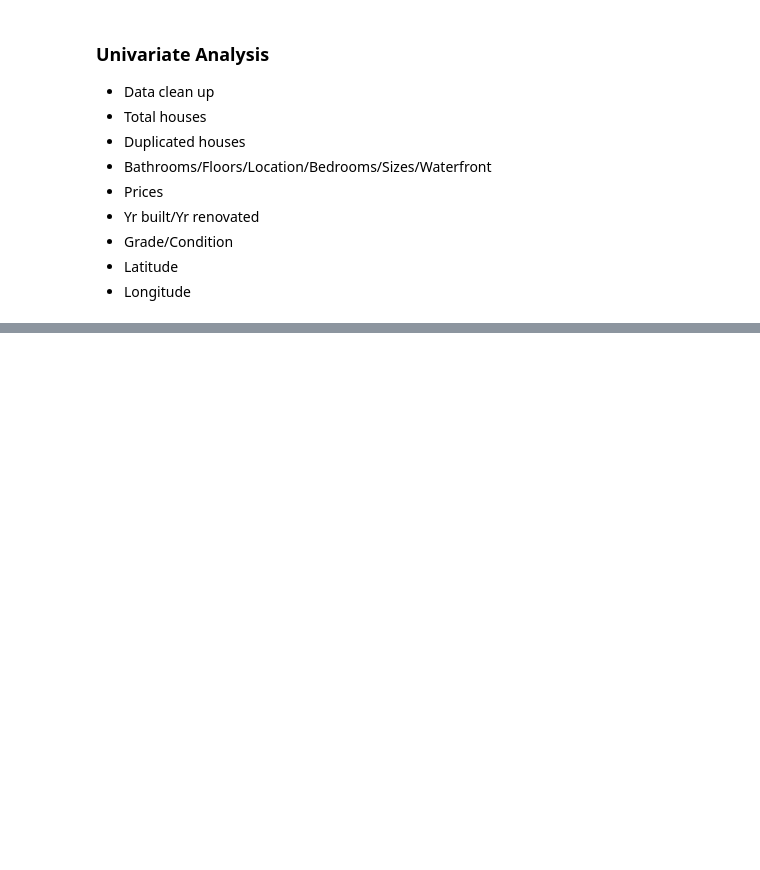
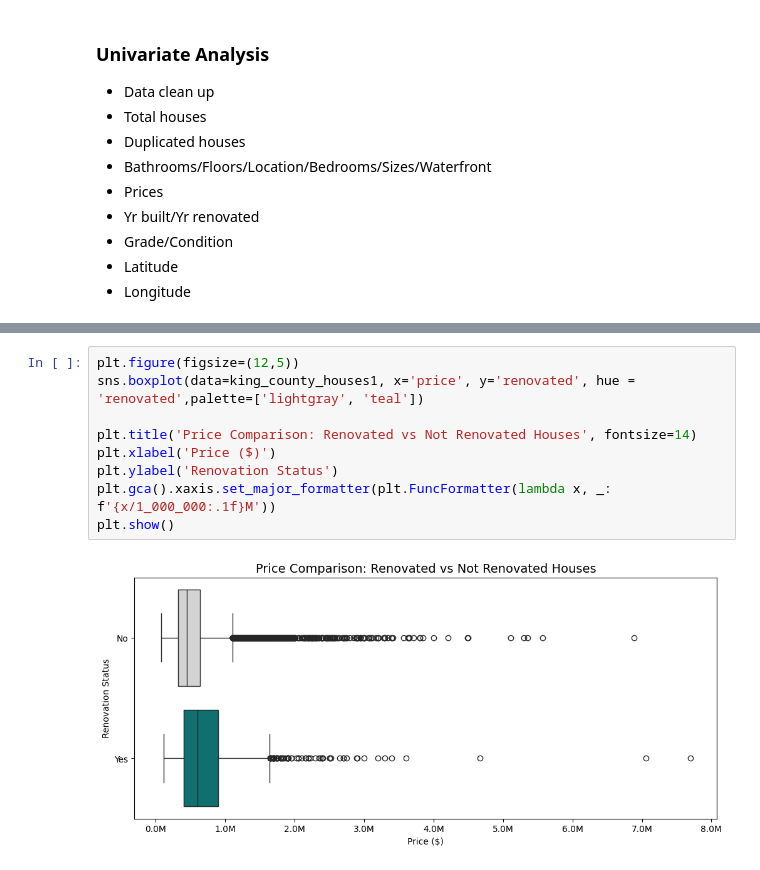
Before and after one commit to theAtieno/King-County-House, a Jupyter notebook: kc_house_data.ipynb, the cells around one changed output, grey strips where cells are left out. Drawn from its saved outputs; the diff is of its cells as text; blank space fills up the shorter version.

```diff
--- a/kc_house_data.ipynb
+++ b/kc_house_data.ipynb
@@ -262,0 +310,11 @@ bivariate
+# %%
+plt.figure(figsize=(12,5))
+sns.boxplot(data=king_county_houses1, x='price', y='renovated', hue = 'renovated',palette=['lightgray', 'teal'])
+
+plt.title('Price Comparison: Renovated vs Not Renovated Houses', fontsize=14)
+plt.xlabel('Price ($)')
+plt.ylabel('Renovation Status')
+plt.gca().xaxis.set_major_formatter(plt.FuncFormatter(lambda x, _: f'{x/1_000_000:.1f}M'))
+plt.show()
+# %% [output]
+[figure, added]
```
Also changed, not shown: parts of 31 cells of this notebook, 6 other files.
